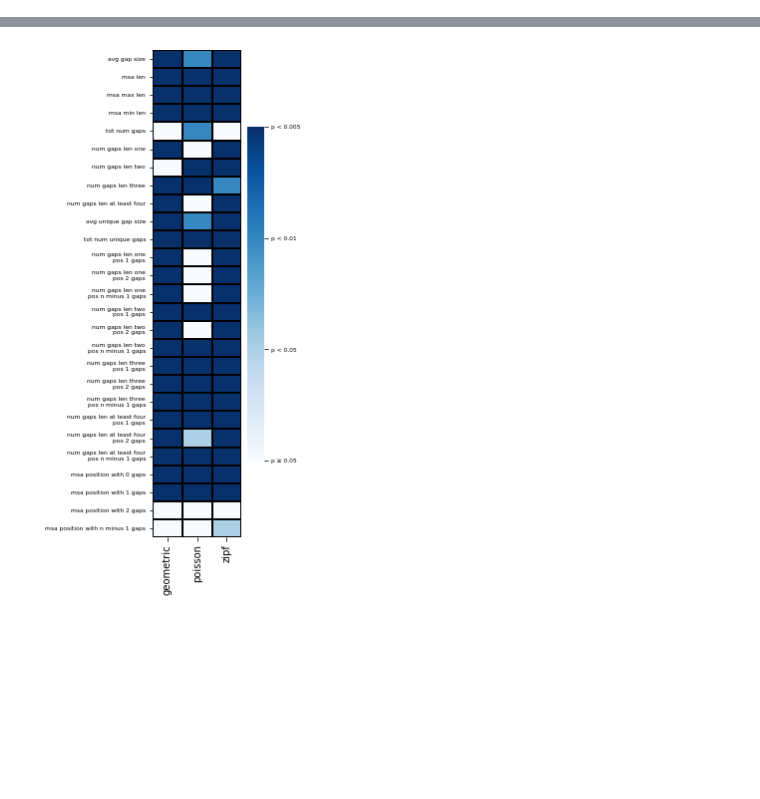
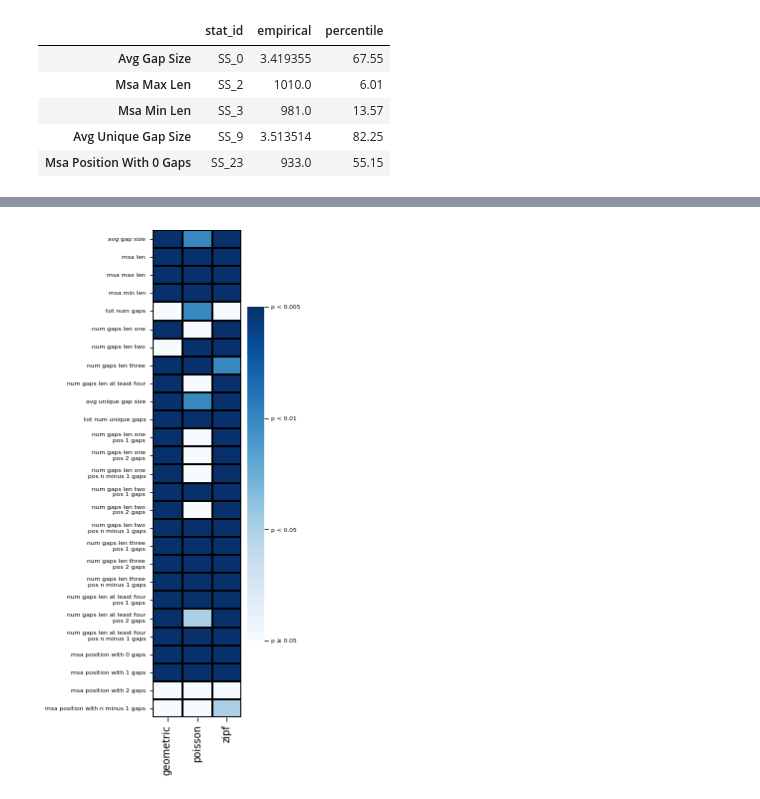
Before and after one commit to elyawy/SpartaPipeline, a Jupyter notebook: scripts/adequacy/adequacy.ipynb, the cells around one changed output, grey strips where cells are left out. Drawn from its saved outputs; the diff is of its cells as text; code cells hidden in the pictures; blank space fills up the shorter version.

```diff
--- a/scripts/adequacy/adequacy.ipynb
+++ b/scripts/adequacy/adequacy.ipynb
@@ -117,0 +84,9 @@ all_sims_data = all_sims_data.reset_index(drop=True)
+# %%
+percentile_summary[percentile_summary.percentile.between(2.5,97.5)]
+# %% [output]
+|  | stat_id | empirical | percentile |
+| Avg Gap Size | SS_0 | 3.419355 | 67.55 |
+| Msa Max Len | SS_2 | 1010.0 | 6.01 |
+| Msa Min Len | SS_3 | 981.0 | 13.57 |
+| Avg Unique Gap Size | SS_9 | 3.513514 | 82.25 |
+| Msa Position With 0 Gaps | SS_23 | 933.0 | 55.15 |
```
Also changed, not shown: parts of 20 cells of this notebook, 48 other files.
